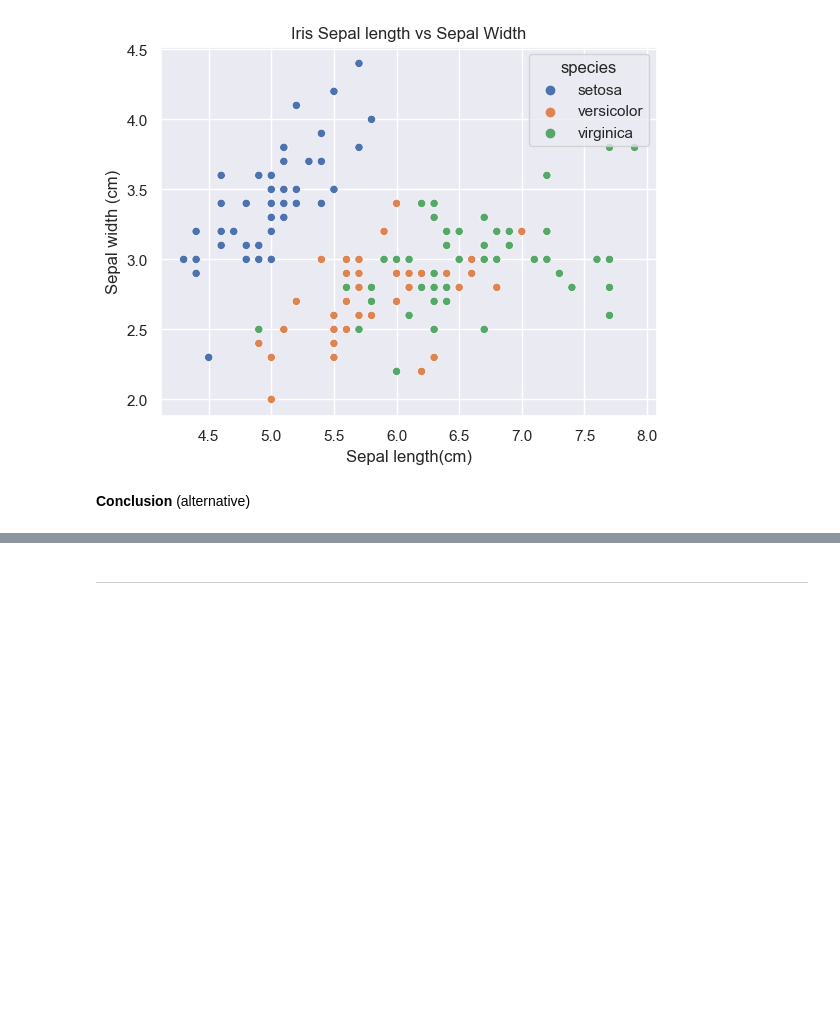
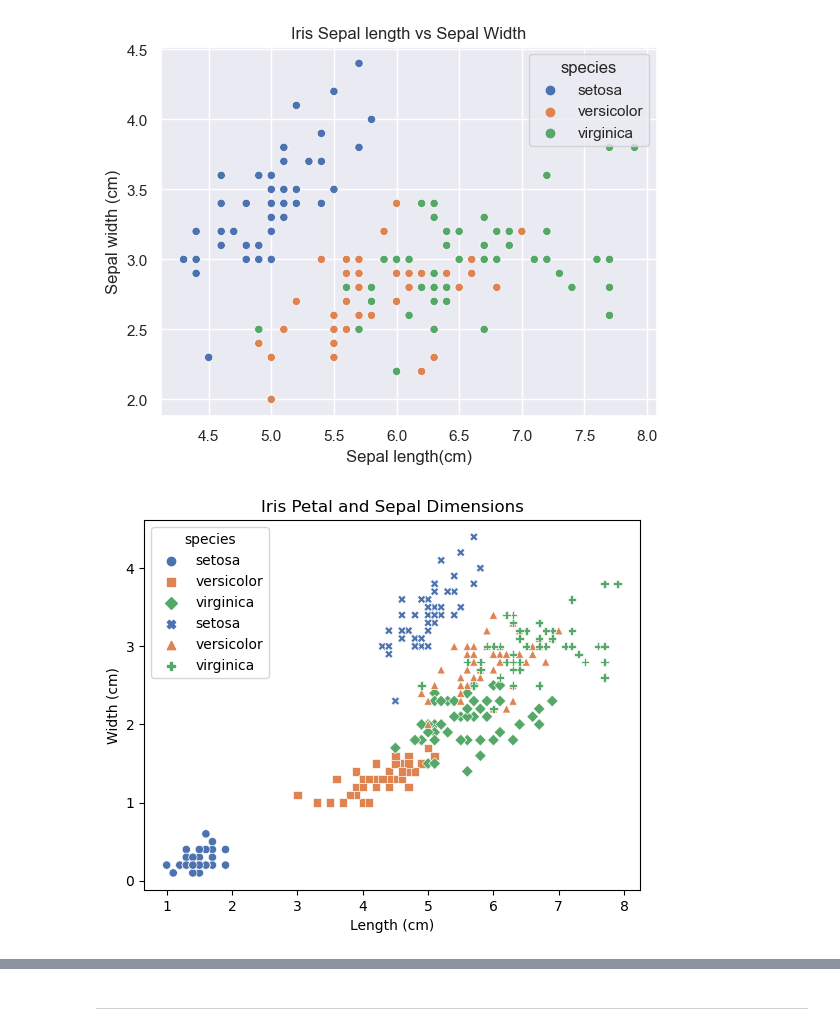
Before and after one commit to nataliia-dragunova/pands-project, a Jupyter notebook: iris.ipynb, the cells around one changed output, grey strips where cells are left out. Cells and saved outputs as stored; diff of their text form; code cells hidden in the pictures; blank space fills up the shorter version.

Commit message:
more conclusion in .ipynb

```diff
--- a/iris.ipynb
+++ b/iris.ipynb
@@ -167,5 +169,20 @@ plt.title('Iris Sepal length vs Sepal Width')
 plt.show()
 # %% [output]
 [figure]
-# %% [markdown]
-**Conclusion** (alternative)
+# %%
+# All dementions in the same scatter plot
+
+# Create the scatter plot #3 for petal dimensions
+sns.scatterplot(data=iris_df, x='petal_length', y='petal_width', hue='species', style='species', markers=['o', 's', 'D'], palette='deep')
+
+# Overlay the scatter plot for sepal dimensions
+sns.scatterplot(data=iris_df, x='sepal_length', y='sepal_width', hue='species', style='species', markers=['X', '^', 'P'], palette='deep')
+# Set labels and title
+plt.xlabel('Length (cm)')
+plt.ylabel('Width (cm)')
+plt.title('Iris Petal and Sepal Dimensions')
+
+# Display the plot
+plt.show()
+# %% [output]
+[figure, added]
```
Also changed, not shown: parts of 8 cells of this notebook, 1 other file.
